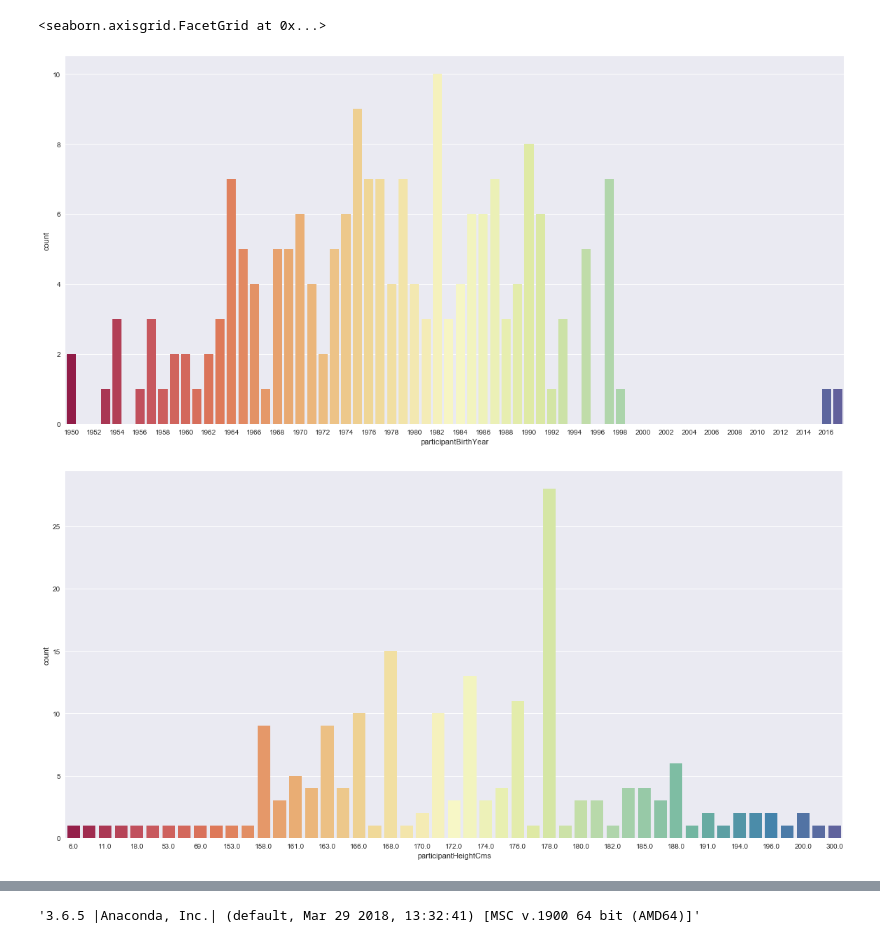
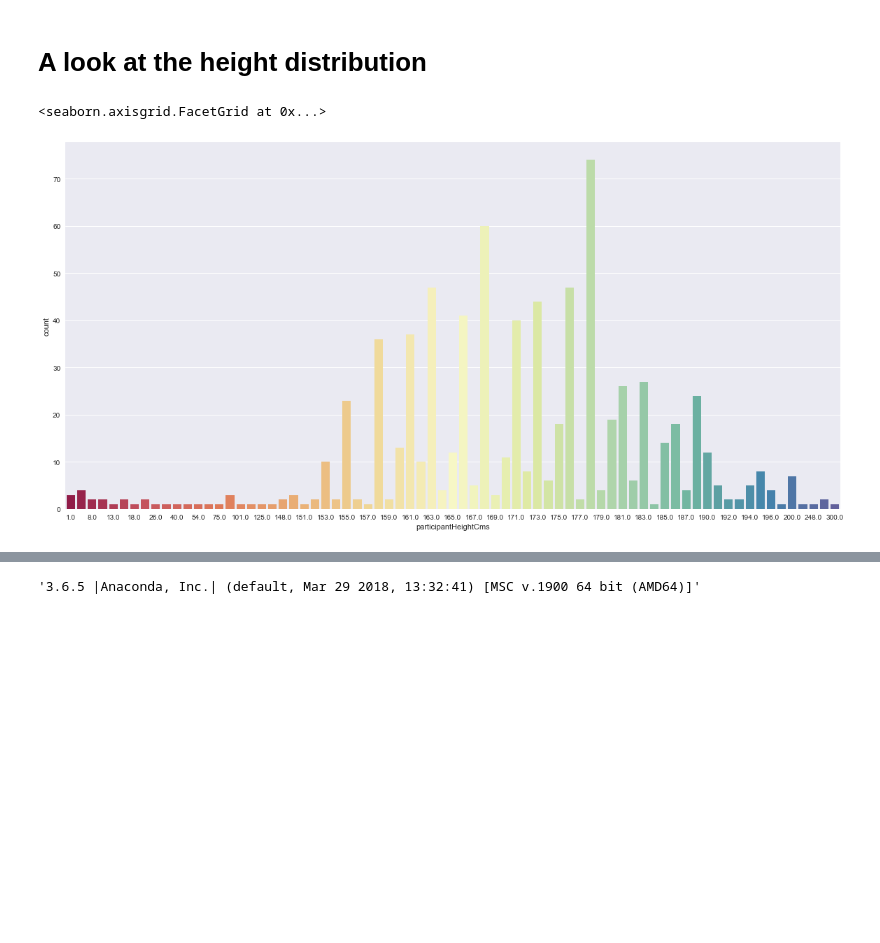
Before and after one commit to kohleman/genentech_floodlight, a Jupyter notebook: genentech_floodlight.ipynb, the cells around one changed output, grey strips where cells are left out. Cells and saved outputs as stored; diff of their text form; code cells hidden in the pictures; blank space fills up the shorter version.

```diff
--- a/genentech_floodlight.ipynb
+++ b/genentech_floodlight.ipynb
@@ -27,4 +32,5 @@ pd.set_option('display.max_columns', 50)
 %matplotlib inline
 # %%
 # Import the data, downloaded from here: https://dataset.floodlightopen.com/public-blobs-prod/complete_dataset.csv
-raw_df = pd.read_csv("C:\\Users\\MKO\\Downloads\\complete_dataset.csv")
+# raw_df = pd.read_csv("C:\\Users\\MKO\\Downloads\\complete_dataset_04_02_2019.csv")
+raw_df = pd.read_csv("C:\\Users\\MKO\\Downloads\\complete_dataset_04_06_2019.csv")
@@ -117,0 +125,6 @@ array([1966, 1964, 1963, 1997, 1972, 1990, 1974, 1971, 1982, 1978, 1969,
+# %%
+# The first 10 columns do not change, over time. This is basically master data and is redundant information.
+# As this is eventually put into MongoDB, it might be OK in this format.
+
+masterdata_df = raw_df.iloc[:,0:8]
+unique_individuals = masterdata_df.drop_duplicates()
@@ -132,25 +214,17 @@ masterdata_df = raw_df.iloc[:,0:9]
+# %% [markdown]
+# A look at the height distribution
 # %%
-# Same as above with matplotlib, now seaborn
 
-unique_individuals = masterdata_df.drop_duplicates()
-
-# birth year distribution
-years = np.arange(1950, 2018)
-g = sns.factorplot(x="participantBirthYear", data=unique_individuals, kind="count",
-                   palette="Spectral", size=8, aspect=2, order=years)
-g.set_xticklabels(step=2)
-
-
-# have a look at the height
 g = sns.factorplot(x="participantHeightCms", data=unique_individuals, kind="count",
                    palette="Spectral", size=8, aspect=2)
 g.set_xticklabels(step=2)
 
 # Why are so many 178 cm? Is this the default value in the app? Should be more bell shaped
+# Why are there these gaps?
+# Apparently most participants are from the US, there they enter the height in feet which is probably rounded to cm (Checked this in the app)
 # %% [output]
 <seaborn.axisgrid.FacetGrid at 0x...>
-[figure, old version]
+[figure, new version]
-[figure, removed]
 # %%
 # convert from lbs to kilos and add as separate column
 unique_individuals = unique_individuals.assign(participantWeightKilo = lambda x: np.around(0.453592*(x.participantWeightLbs),1))
```
Also changed, not shown: parts of 37 cells of this notebook.
